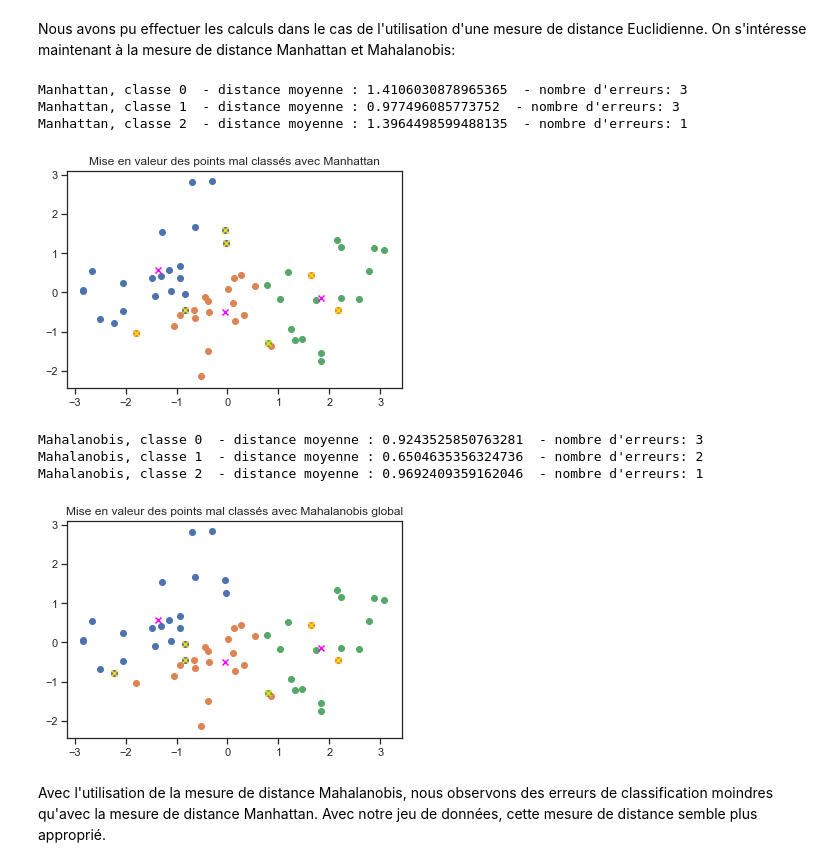
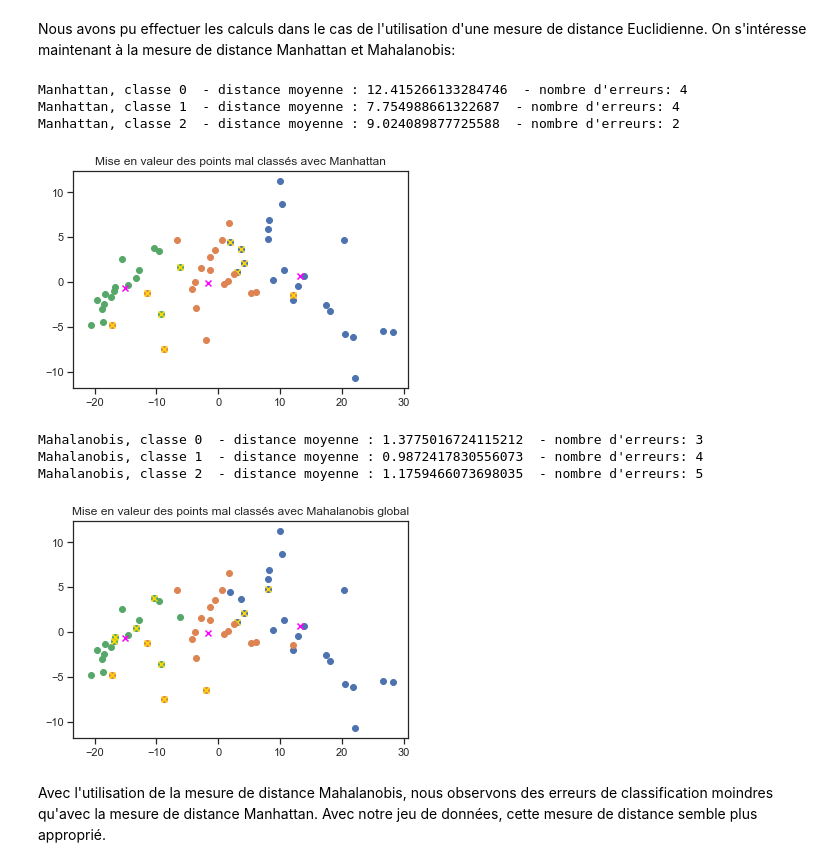
Before and after one commit to ggs22/IFT870-TP1, a Jupyter notebook: tp1.ipynb, the cells around one changed output. Drawn from its saved outputs; the diff is of its cells as text; code cells hidden in the pictures.

```diff
--- a/tp1.ipynb
+++ b/tp1.ipynb
@@ -199,21 +199,26 @@ les classes réelles des objets.
 # %% [markdown]
 Nous avons pu effectuer les calculs dans le cas de l'utilisation d'une mesure de
 distance Euclidienne. On s'intéresse maintenant à la mesure de distance Manhattan et Mahalanobis:
+# %%
+centroids = centroids_3CP
+pca = pca_3CP
+tranformed_c = transformed_3CP_c
+errors = errors_3CP
 # %%
 def compute_manhattan(point, label):
-    dist = [sdist.cityblock(point, centroids_2CP.get(j)) for j in range(len(centroids_2CP))]
+    dist = [sdist.cityblock(point, centroids.get(j)) for j in range(len(centroids))]
     y_min_dist = np.argmin(dist)
     is_error = True if y_min_dist != label else False
     return min(dist), is_error
 # %%
 def compute_mahalanobis(point, label):
-    dist = [sdist.mahalanobis(point, centroids_2CP.get(j), covariance_for_class.get(j)) for j in range(len(centroids_2CP))]
+    dist = [sdist.mahalanobis(point, centroids.get(j), covariance_for_class.get(j)) for j in range(len(centroids))]
     y_min_dist = np.argmin(dist)
     is_error = True if y_min_dist != label else False
     return min(dist), is_error
 
 def compute_mahalanobis_with_cov(point, label, cov_matrix):
-    dist = [sdist.mahalanobis(point, centroids_2CP.get(j), cov_matrix) for j in range(len(centroids_2CP))]
+    dist = [sdist.mahalanobis(point, centroids.get(j), cov_matrix) for j in range(len(centroids))]
     y_min_dist = np.argmin(dist)
     is_error = True if y_min_dist != label else False
     return min(dist), is_error
@@ -226,14 +231,14 @@ for i in y.unique():
     dist_man[i], dist_mah[i] = [], []
     misclassified_man[i], misclassified_mah[i] = [], []
 
-for i, point in enumerate(pca_2CP):
+for i, point in enumerate(pca):
     d_man, is_error_man = compute_manhattan(point, y[i])
     dist_man[y[i]].append(d_man)
     if is_error_man:
         errors_man[y[i]] += 1
         misclassified_man[y[i]].append(point)
 
-    d_mah, is_error_mah = compute_mahalanobis_with_cov(point, y[i], inv(np.cov(pca_2CP, rowvar=False)))
+    d_mah, is_error_mah = compute_mahalanobis_with_cov(point, y[i], inv(np.cov(pca, rowvar=False)))
     dist_mah[y[i]].append(d_mah)
     if is_error_mah:
         errors_mah[y[i]] += 1
@@ -241,32 +246,32 @@ for i, point in enumerate(pca_2CP):
 # %%
 for y_i in y.unique():
     print("Manhattan, classe", y_i, " - distance moyenne :", np.mean(dist_man.get(y_i)),
           " - nombre d'erreurs:", errors_man.get(y_i))
     plt.title('Mise en valeur des points mal classés avec Manhattan')
-    plt.scatter(transformed_2CP_c.get(y_i)[:,0], transformed_2CP_c.get(y_i)[:,1])
-    plt.scatter(centroids_2CP[y_i][0], centroids_2CP[y_i][1], marker='x', c='fuchsia')
+    plt.scatter(tranformed_c.get(y_i)[:,0], tranformed_c.get(y_i)[:,1])
+    plt.scatter(centroids[y_i][0], centroids[y_i][1], marker='x', c='fuchsia')
     for p_man in misclassified_man.get(y_i):
         plt.scatter(p_man[0], p_man[1], marker='x', c='gold')
 plt.show()
 
 for y_i in y.unique():
     print("Mahalanobis, classe", y_i, " - distance moyenne :", np.mean(dist_mah.get(y_i)),
           " - nombre d'erreurs:", errors_mah.get(y_i))
     plt.title('Mise en valeur des points mal classés avec Mahalanobis global')
-    plt.scatter(transformed_2CP_c.get(y_i)[:,0], transformed_2CP_c.get(y_i)[:,1])
-    plt.scatter(centroids_2CP[y_i][0], centroids_2CP[y_i][1], marker='x', c='fuchsia')
+    plt.scatter(tranformed_c.get(y_i)[:,0], tranformed_c.get(y_i)[:,1])
+    plt.scatter(centroids[y_i][0], centroids[y_i][1], marker='x', c='fuchsia')
     for p_mah in misclassified_mah.get(y_i):
         plt.scatter(p_mah[0], p_mah[1], marker='x', c='gold')
 plt.show()
 # %% [output]
-Manhattan, classe 0  - distance moyenne : 1.4106030878965365  - nombre d'erreurs: 3
-Manhattan, classe 1  - distance moyenne : 0.977496085773752  - nombre d'erreurs: 3
-Manhattan, classe 2  - distance moyenne : 1.3964498599488135  - nombre d'erreurs: 1
+Manhattan, classe 0  - distance moyenne : 12.415266133284746  - nombre d'erreurs: 4
+Manhattan, classe 1  - distance moyenne : 7.754988661322687  - nombre d'erreurs: 4
+Manhattan, classe 2  - distance moyenne : 9.024089877725588  - nombre d'erreurs: 2
-[figure, old version]
+[figure, new version]
-Mahalanobis, classe 0  - distance moyenne : 0.9243525850763281  - nombre d'erreurs: 3
-Mahalanobis, classe 1  - distance moyenne : 0.6504635356324736  - nombre d'erreurs: 2
-Mahalanobis, classe 2  - distance moyenne : 0.9692409359162046  - nombre d'erreurs: 1
+Mahalanobis, classe 0  - distance moyenne : 1.3775016724115212  - nombre d'erreurs: 3
+Mahalanobis, classe 1  - distance moyenne : 0.9872417830556073  - nombre d'erreurs: 4
+Mahalanobis, classe 2  - distance moyenne : 1.1759466073698035  - nombre d'erreurs: 5
-[figure, old version]
+[figure, new version]
 # %% [markdown]
 Avec l'utilisation de la mesure de distance Mahalanobis, nous observons des erreurs de classification moindres
 qu'avec la mesure de distance Manhattan. Avec notre jeu de données, cette mesure de distance semble plus approprié.
```
Also changed, not shown: parts of 15 cells of this notebook.
